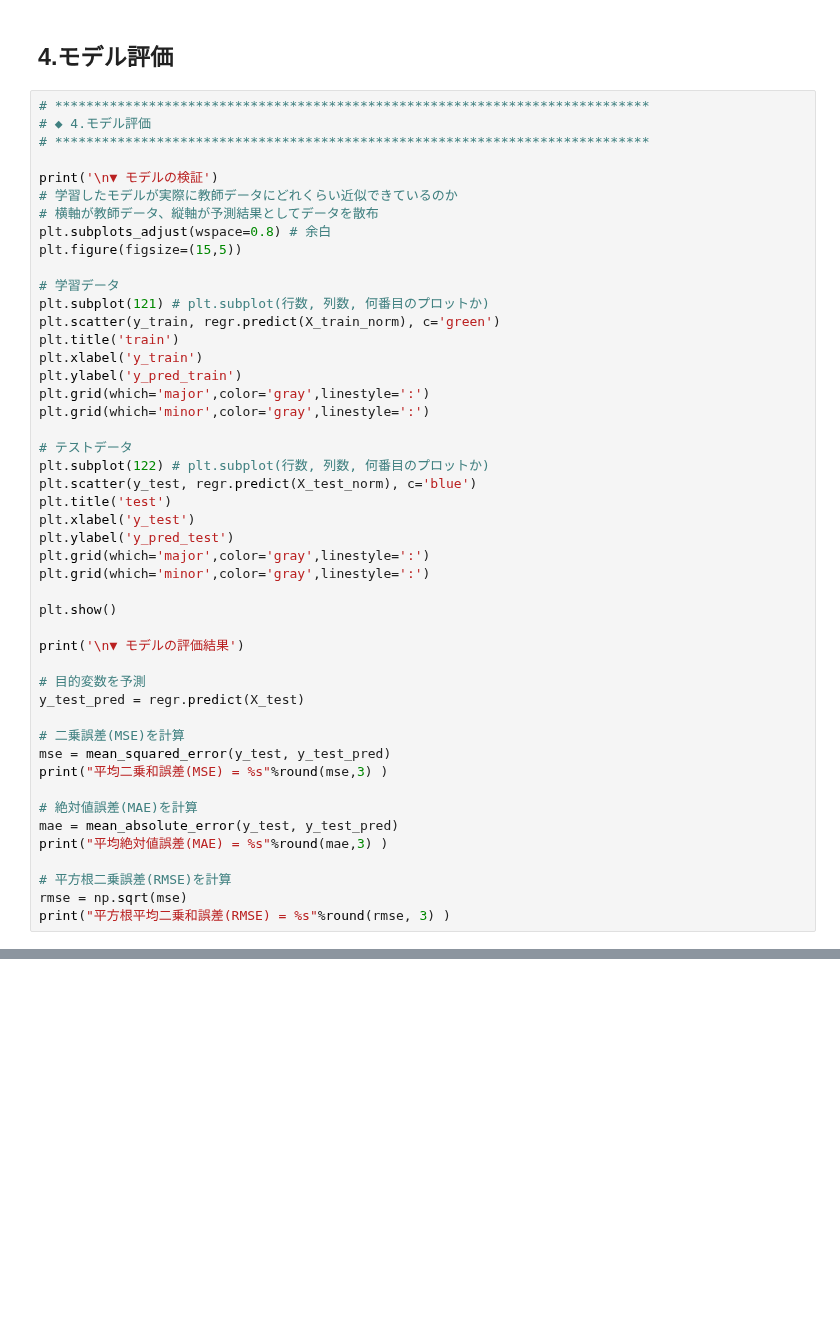
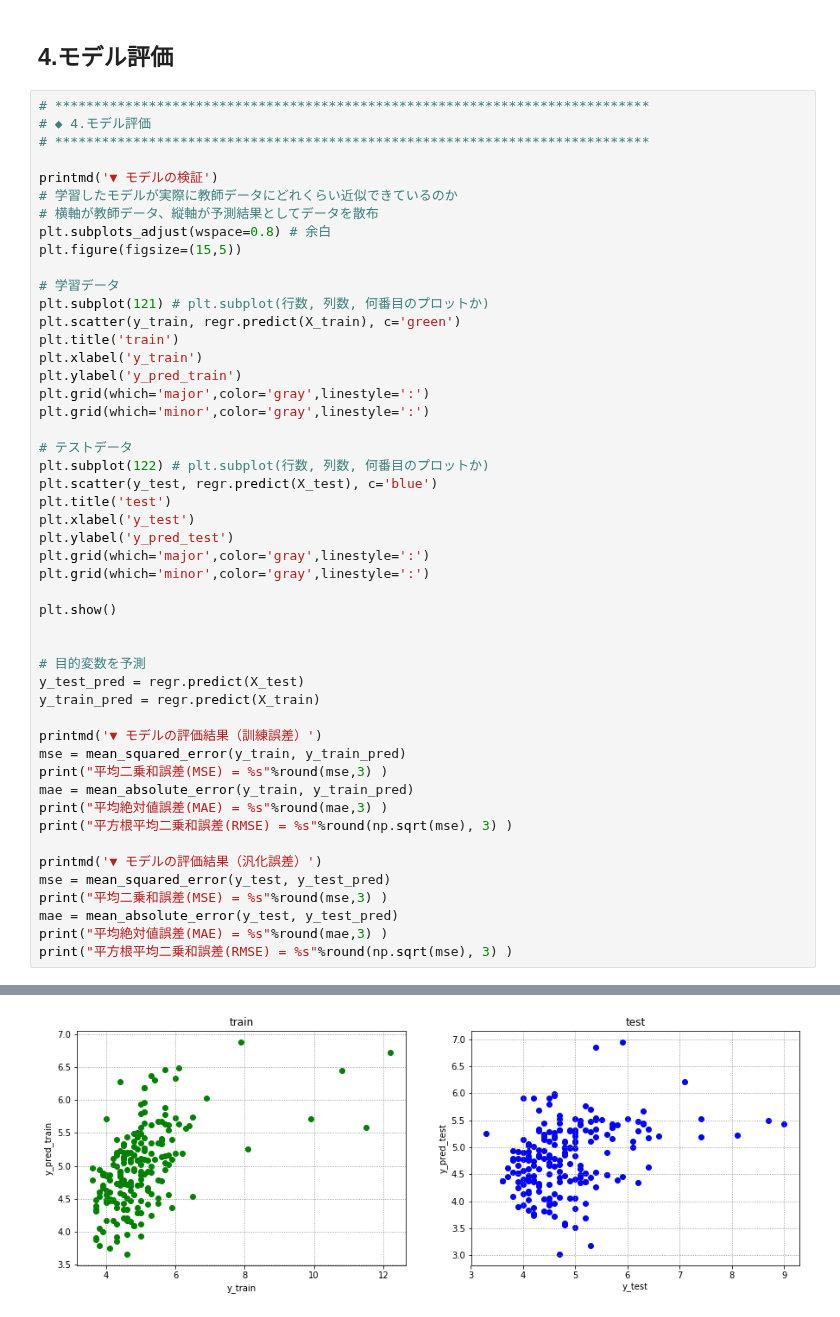
Before and after one commit to arsma12/MLDL, a Jupyter notebook: Kaggle/03_CarFuelConsumption/CarFuelConsumption_01_Linear_regression.ipynb, the cells around one changed output, grey strips where cells are left out. Drawn from its saved outputs; the diff is of its cells as text; blank space fills up the shorter version.

```diff
--- a/Kaggle/03_CarFuelConsumption/CarFuelConsumption_01_Linear_regression.ipynb
+++ b/Kaggle/03_CarFuelConsumption/CarFuelConsumption_01_Linear_regression.ipynb
@@ -366,7 +407,7 @@ plt.show()
 # ◆ 4.モデル評価
 # ****************************************************************************
 
-print('\n▼ モデルの検証')
+printmd('▼ モデルの検証')
 # 学習したモデルが実際に教師データにどれくらい近似できているのか
 # 横軸が教師データ、縦軸が予測結果としてデータを散布
 plt.subplots_adjust(wspace=0.8) # 余白
@@ -374,7 +415,7 @@ plt.figure(figsize=(15,5))
 
 # 学習データ
 plt.subplot(121) # plt.subplot(行数, 列数, 何番目のプロットか)
-plt.scatter(y_train, regr.predict(X_train_norm), c='green')
+plt.scatter(y_train, regr.predict(X_train), c='green')
 plt.title('train')
 plt.xlabel('y_train')
 plt.ylabel('y_pred_train')
@@ -383,7 +424,7 @@ plt.grid(which='minor',color='gray',linestyle=':')
 
 # テストデータ
 plt.subplot(122) # plt.subplot(行数, 列数, 何番目のプロットか)
-plt.scatter(y_test, regr.predict(X_test_norm), c='blue')
+plt.scatter(y_test, regr.predict(X_test), c='blue')
 plt.title('test')
 plt.xlabel('y_test')
 plt.ylabel('y_pred_test')
@@ -392,20 +433,22 @@ plt.grid(which='minor',color='gray',linestyle=':')
 
 plt.show()
 
-print('\n▼ モデルの評価結果')
 
 # 目的変数を予測
 y_test_pred = regr.predict(X_test)
+y_train_pred = regr.predict(X_train)
 
-# 二乗誤差(MSE)を計算
+printmd('▼ モデルの評価結果（訓練誤差）')
+mse = mean_squared_error(y_train, y_train_pred)
+print("平均二乗和誤差(MSE) = %s"%round(mse,3) )
+mae = mean_absolute_error(y_train, y_train_pred)
+print("平均絶対値誤差(MAE) = %s"%round(mae,3) )
+print("平方根平均二乗和誤差(RMSE) = %s"%round(np.sqrt(mse), 3) )
+
+printmd('▼ モデルの評価結果（汎化誤差）')
 mse = mean_squared_error(y_test, y_test_pred)
 print("平均二乗和誤差(MSE) = %s"%round(mse,3) )
-
-# 絶対値誤差(MAE)を計算
 mae = mean_absolute_error(y_test, y_test_pred)
 print("平均絶対値誤差(MAE) = %s"%round(mae,3) )
-
-# 平方根二乗誤差(RMSE)を計算
-rmse = np.sqrt(mse)
-print("平方根平均二乗和誤差(RMSE) = %s"%round(rmse, 3) )
+print("平方根平均二乗和誤差(RMSE) = %s"%round(np.sqrt(mse), 3) )
 # %% [output]
@@ -412,0 +459 @@ print("平方根平均二乗和誤差(RMSE) = %s"%round(rmse, 3) )
+[figure, new version]
```
Also changed, not shown: parts of 13 cells of this notebook, 2 other files.
